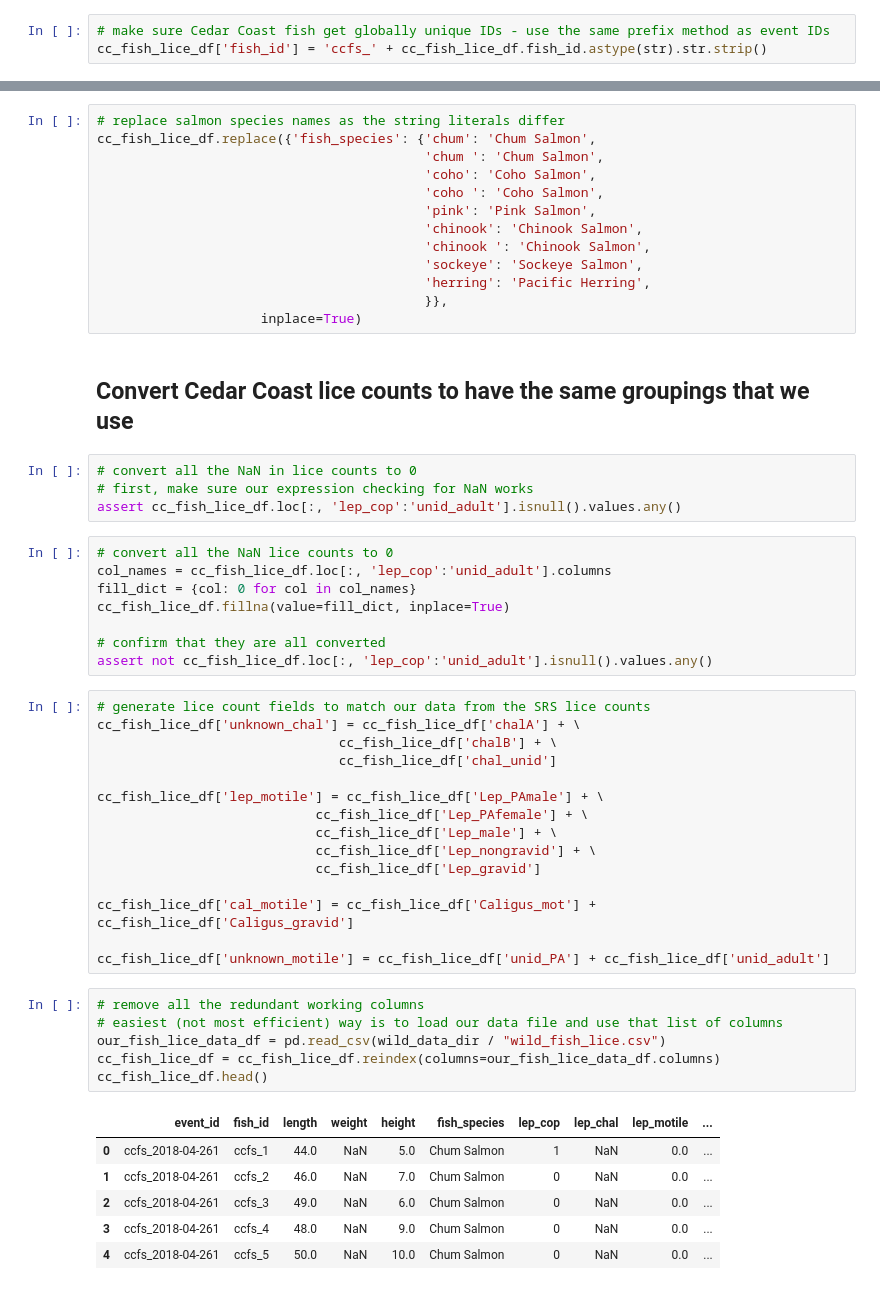
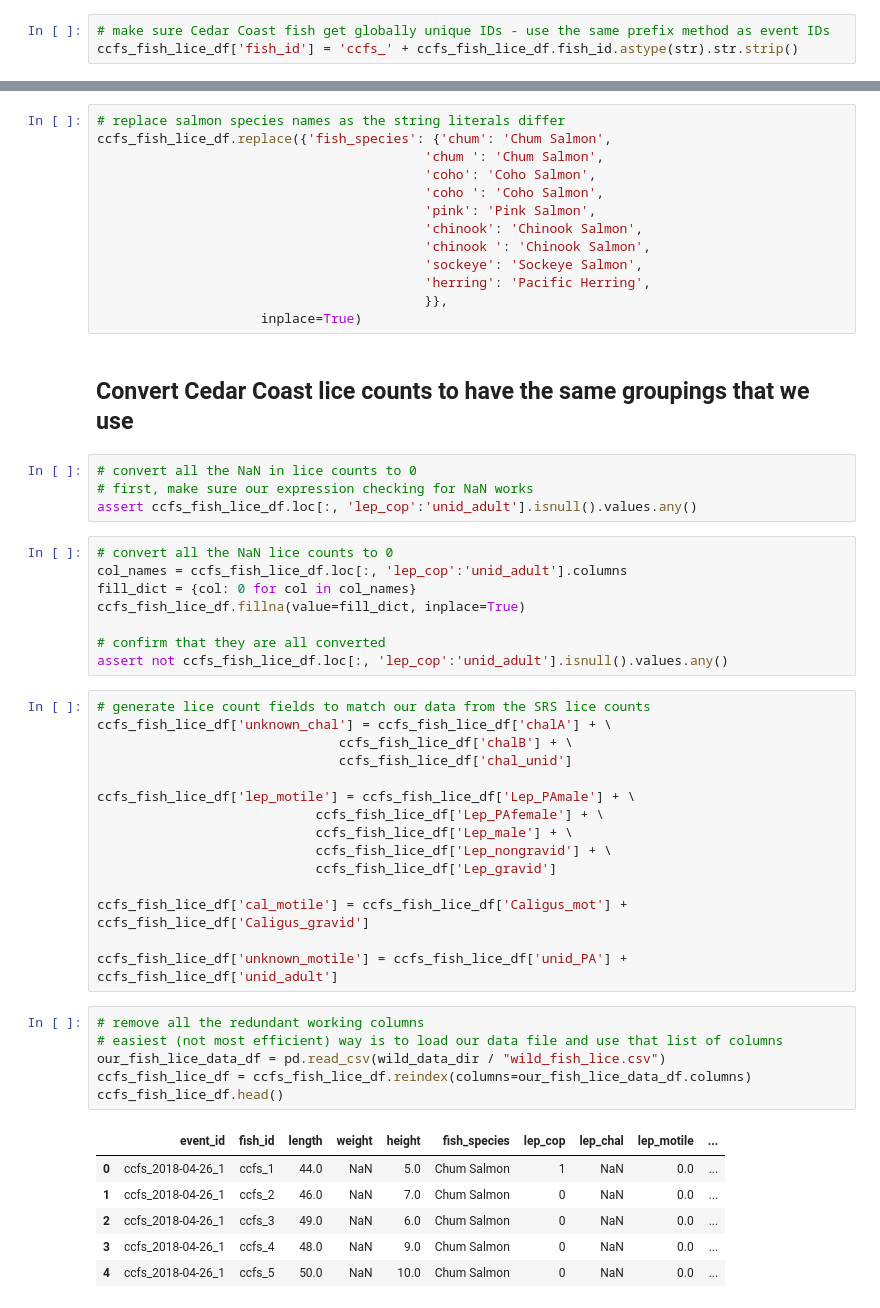
Before and after one commit to modailmara/BCSalmonData, a Jupyter notebook: source_data/Format_CedarCoast.ipynb, the cells around one changed output, grey strips where cells are left out. Drawn from its saved outputs; the diff is of its cells as text.

```diff
--- a/source_data/Format_CedarCoast.ipynb
+++ b/source_data/Format_CedarCoast.ipynb
@@ -151,4 +224,4 @@ cc_fish_lice_df['event_id'] = 'ccfs_' \
 # %%
 # make sure Cedar Coast fish get globally unique IDs - use the same prefix method as event IDs
-cc_fish_lice_df['fish_id'] = 'ccfs_' + cc_fish_lice_df.fish_id.astype(str).str.strip()
+ccfs_fish_lice_df['fish_id'] = 'ccfs_' + ccfs_fish_lice_df.fish_id.astype(str).str.strip()
 # %%
@@ -181,7 +258,7 @@ Our names: ['Chum Salmon', 'Pink Salmon', 'Coho Salmon',
  'chinook ']
 # %%
 # replace salmon species names as the string literals differ
-cc_fish_lice_df.replace({'fish_species': {'chum': 'Chum Salmon',
+ccfs_fish_lice_df.replace({'fish_species': {'chum': 'Chum Salmon',
                                           'chum ': 'Chum Salmon',
                                           'coho': 'Coho Salmon',
                                           'coho ': 'Coho Salmon',
@@ -197,40 +274,40 @@ cc_fish_lice_df.replace({'fish_species': {'chum': 'Chum Salmon',
 # %%
 # convert all the NaN in lice counts to 0
 # first, make sure our expression checking for NaN works
-assert cc_fish_lice_df.loc[:, 'lep_cop':'unid_adult'].isnull().values.any()
+assert ccfs_fish_lice_df.loc[:, 'lep_cop':'unid_adult'].isnull().values.any()
 # %%
 # convert all the NaN lice counts to 0
-col_names = cc_fish_lice_df.loc[:, 'lep_cop':'unid_adult'].columns
+col_names = ccfs_fish_lice_df.loc[:, 'lep_cop':'unid_adult'].columns
 fill_dict = {col: 0 for col in col_names}
-cc_fish_lice_df.fillna(value=fill_dict, inplace=True)
+ccfs_fish_lice_df.fillna(value=fill_dict, inplace=True)
 
 # confirm that they are all converted
-assert not cc_fish_lice_df.loc[:, 'lep_cop':'unid_adult'].isnull().values.any()
+assert not ccfs_fish_lice_df.loc[:, 'lep_cop':'unid_adult'].isnull().values.any()
 # %%
 # generate lice count fields to match our data from the SRS lice counts
-cc_fish_lice_df['unknown_chal'] = cc_fish_lice_df['chalA'] + \
-                               cc_fish_lice_df['chalB'] + \
-                               cc_fish_lice_df['chal_unid']
+ccfs_fish_lice_df['unknown_chal'] = ccfs_fish_lice_df['chalA'] + \
+                               ccfs_fish_lice_df['chalB'] + \
+                               ccfs_fish_lice_df['chal_unid']
 
-cc_fish_lice_df['lep_motile'] = cc_fish_lice_df['Lep_PAmale'] + \
-                            cc_fish_lice_df['Lep_PAfemale'] + \
-                            cc_fish_lice_df['Lep_male'] + \
-                            cc_fish_lice_df['Lep_nongravid'] + \
-                            cc_fish_lice_df['Lep_gravid']
+ccfs_fish_lice_df['lep_motile'] = ccfs_fish_lice_df['Lep_PAmale'] + \
+                            ccfs_fish_lice_df['Lep_PAfemale'] + \
+                            ccfs_fish_lice_df['Lep_male'] + \
+                            ccfs_fish_lice_df['Lep_nongravid'] + \
+                            ccfs_fish_lice_df['Lep_gravid']
 
-cc_fish_lice_df['cal_motile'] = cc_fish_lice_df['Caligus_mot'] + cc_fish_lice_df['Caligus_gravid']
+ccfs_fish_lice_df['cal_motile'] = ccfs_fish_lice_df['Caligus_mot'] + ccfs_fish_lice_df['Caligus_gravid']
 
-cc_fish_lice_df['unknown_motile'] = cc_fish_lice_df['unid_PA'] + cc_fish_lice_df['unid_adult']
+ccfs_fish_lice_df['unknown_motile'] = ccfs_fish_lice_df['unid_PA'] + ccfs_fish_lice_df['unid_adult']
 # %%
 # remove all the redundant working columns
 # easiest (not most efficient) way is to load our data file and use that list of columns
 our_fish_lice_data_df = pd.read_csv(wild_data_dir / "wild_fish_lice.csv")
-cc_fish_lice_df = cc_fish_lice_df.reindex(columns=our_fish_lice_data_df.columns)
-cc_fish_lice_df.head()
+ccfs_fish_lice_df = ccfs_fish_lice_df.reindex(columns=our_fish_lice_data_df.columns)
+ccfs_fish_lice_df.head()
 # %% [output]
 |  | event_id | fish_id | length | weight | height | fish_species | lep_cop | lep_chal | lep_motile | ... |
-| 0 | ccfs_2018-04-261 | ccfs_1 | 44.0 | NaN | 5.0 | Chum Salmon | 1 | NaN | 0.0 | ... |
-| 1 | ccfs_2018-04-261 | ccfs_2 | 46.0 | NaN | 7.0 | Chum Salmon | 0 | NaN | 0.0 | ... |
-| 2 | ccfs_2018-04-261 | ccfs_3 | 49.0 | NaN | 6.0 | Chum Salmon | 0 | NaN | 0.0 | ... |
-| 3 | ccfs_2018-04-261 | ccfs_4 | 48.0 | NaN | 9.0 | Chum Salmon | 0 | NaN | 0.0 | ... |
-| 4 | ccfs_2018-04-261 | ccfs_5 | 50.0 | NaN | 10.0 | Chum Salmon | 0 | NaN | 0.0 | ... |
+| 0 | ccfs_2018-04-26_1 | ccfs_1 | 44.0 | NaN | 5.0 | Chum Salmon | 1 | NaN | 0.0 | ... |
+| 1 | ccfs_2018-04-26_1 | ccfs_2 | 46.0 | NaN | 7.0 | Chum Salmon | 0 | NaN | 0.0 | ... |
+| 2 | ccfs_2018-04-26_1 | ccfs_3 | 49.0 | NaN | 6.0 | Chum Salmon | 0 | NaN | 0.0 | ... |
+| 3 | ccfs_2018-04-26_1 | ccfs_4 | 48.0 | NaN | 9.0 | Chum Salmon | 0 | NaN | 0.0 | ... |
+| 4 | ccfs_2018-04-26_1 | ccfs_5 | 50.0 | NaN | 10.0 | Chum Salmon | 0 | NaN | 0.0 | ... |
```
Also changed, not shown: parts of 31 cells of this notebook, 19 other files.
